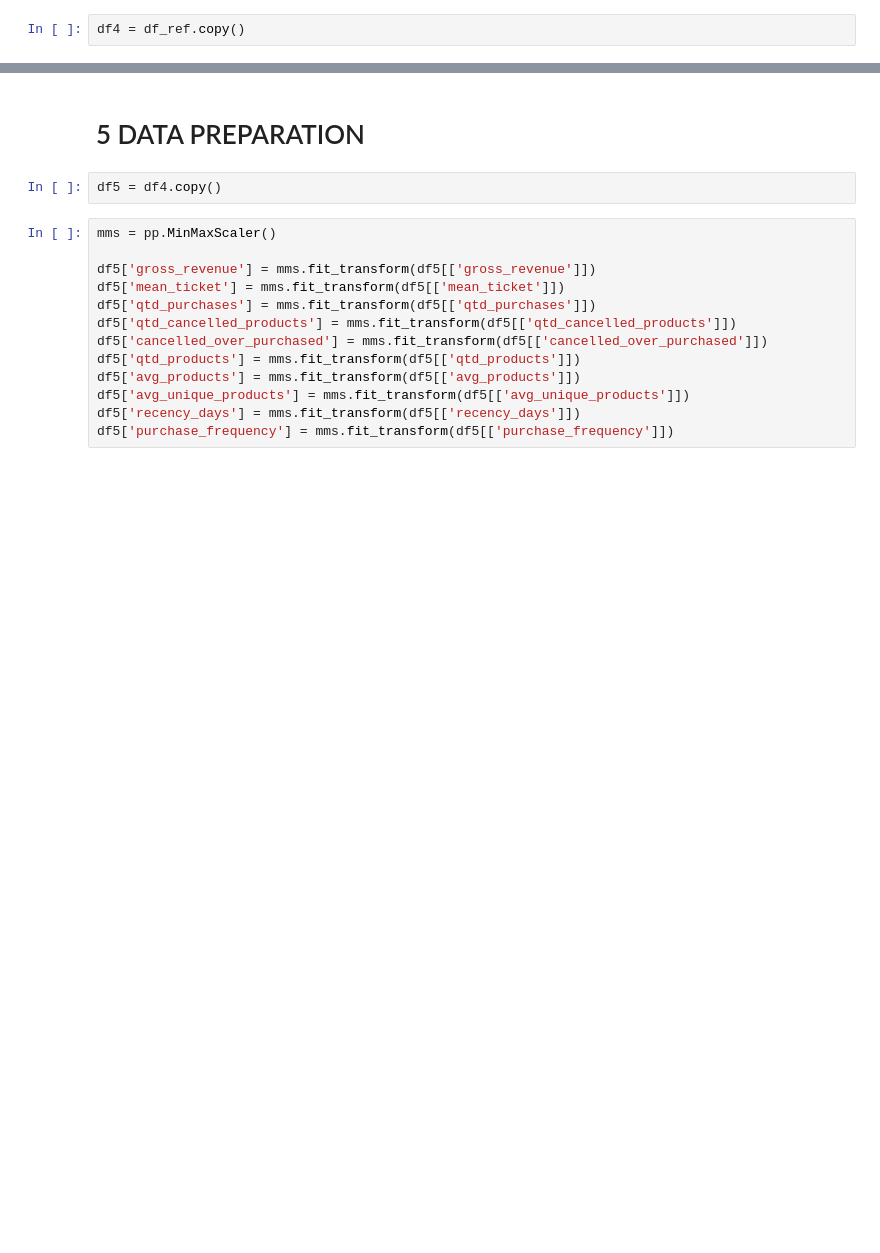
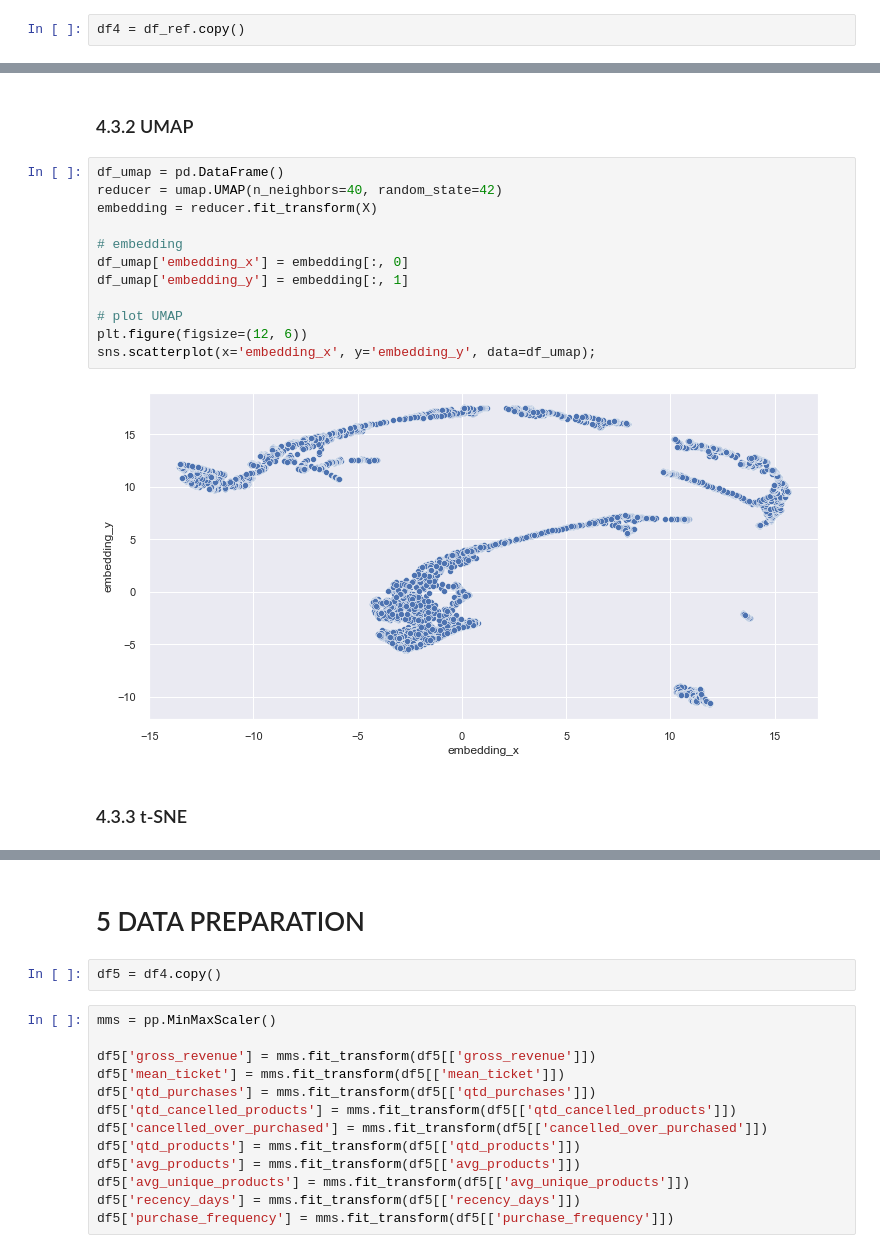
Before and after one commit to anaclaudialemos/customers_clustering_for_loyalty_program, a Jupyter notebook: notebooks/c03_eda.ipynb, the cells around one changed output, grey strips where cells are left out. Cells and saved outputs as stored; diff of their text form; blank space fills up the shorter version.

```diff
--- a/notebooks/c03_eda.ipynb
+++ b/notebooks/c03_eda.ipynb
@@ -800,0 +731,18 @@ sns.scatterplot(x='embedding_x', y='embedding_y', data=df_reduced_rf);
+# %% [markdown]
+### 4.3.2 UMAP
+# %%
+df_umap = pd.DataFrame()
+reducer = umap.UMAP(n_neighbors=40, random_state=42)
+embedding = reducer.fit_transform(X)
+
+# embedding
+df_umap['embedding_x'] = embedding[:, 0]
+df_umap['embedding_y'] = embedding[:, 1]
+
+# plot UMAP
+plt.figure(figsize=(12, 6))
+sns.scatterplot(x='embedding_x', y='embedding_y', data=df_umap);
+# %% [output]
+[figure, added]
+# %% [markdown]
+### 4.3.3 t-SNE
```
Also changed, not shown: parts of 73 cells of this notebook.
